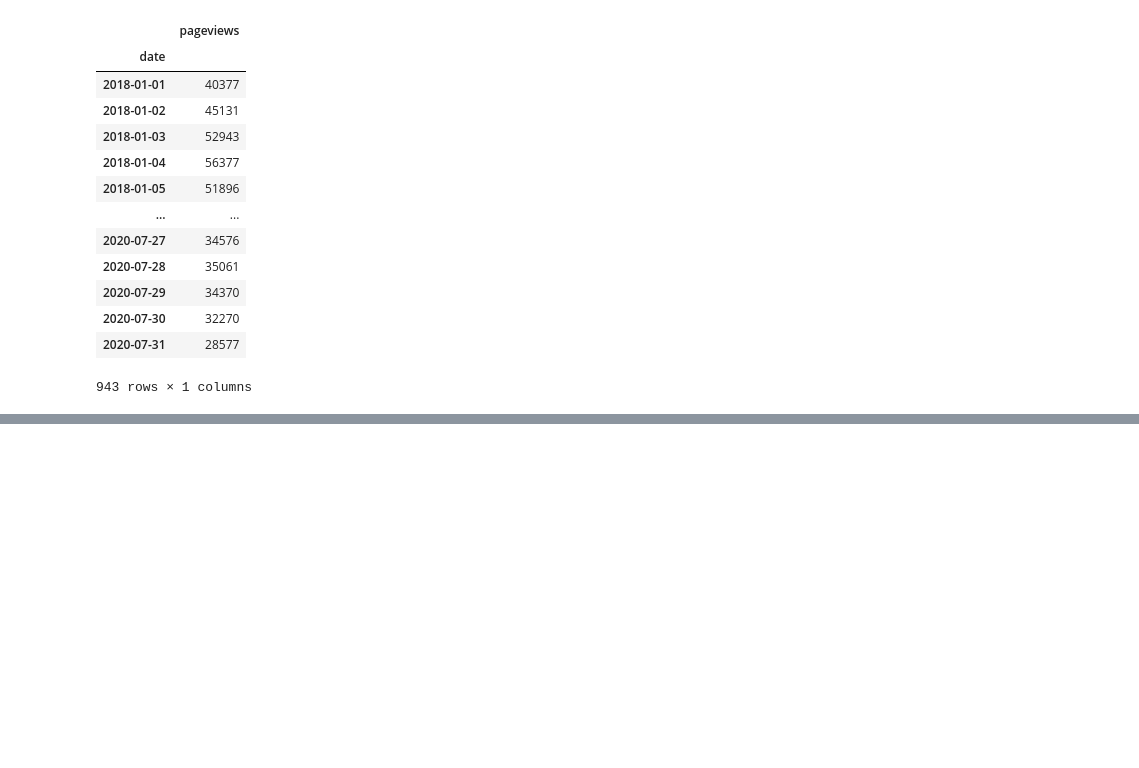
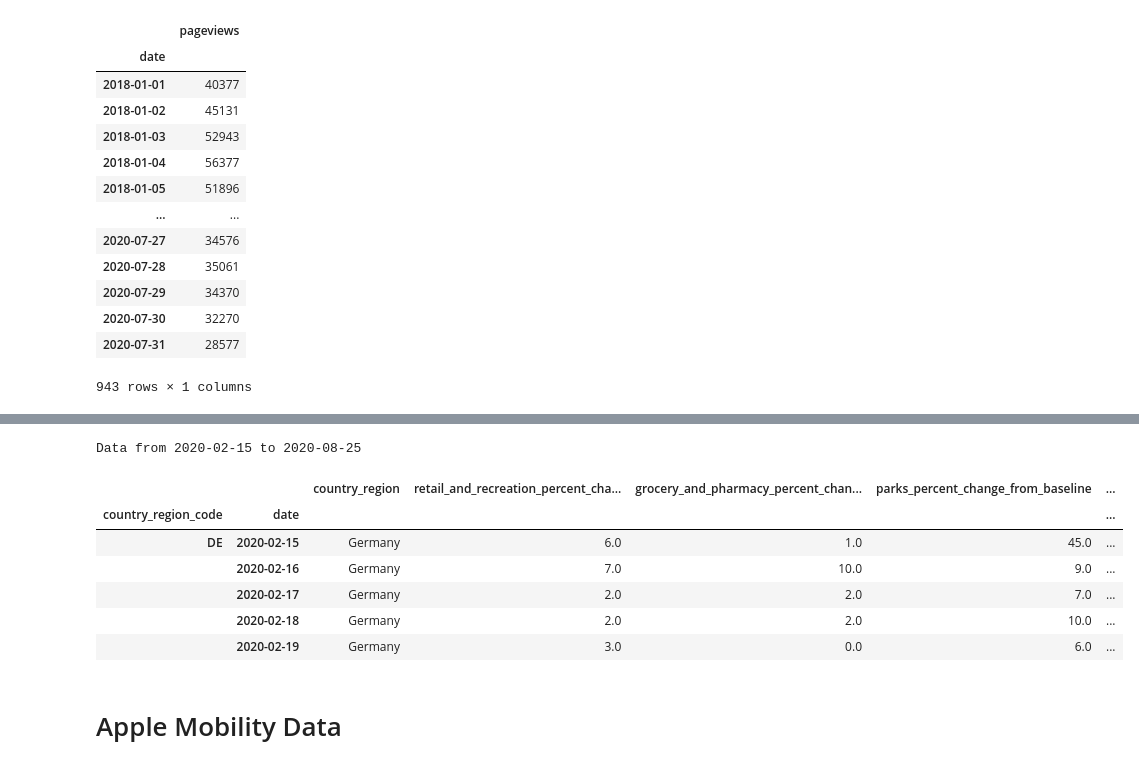
Before and after one commit to epfl-ada/ada-2022-project-zeta, a Jupyter notebook: notebook_anton.ipynb, the cells around one changed output, grey strips where cells are left out. Saved outputs shown, nothing was run; the diff lists cells and outputs as text; code cells hidden in the pictures; blank space fills up the shorter version.

Commit message:
Update Google data

```diff
--- a/notebook_anton.ipynb
+++ b/notebook_anton.ipynb
@@ -292,0 +227,7 @@ combine_views("no", "History and Society.Politics and government")
+# %%
+# Select only rows in countries of interest
+mobility_data = mobility_data[
+    mobility_data["country_region_code"].isin(countries.values())
+].reset_index(drop=True)
+
+mobility_data.head()
@@ -292,0 +281,34 @@ combine_views("no", "History and Society.Politics and government")
+# %%
+# Drop unnecessary columns
+mobility_data = mobility_data.drop(
+    [
+        "sub_region_1",
+        "sub_region_2",
+        "metro_area",
+        "iso_3166_2_code",
+        "census_fips_code",
+    ],
+    axis=1,
+)
+# %%
+# Get earliest and latest data entries
+earliest_date = mobility_data.date.min(axis=0).date().strftime("%Y-%m-%d")
+latest_date = mobility_data.date.max(axis=0).date().strftime("%Y-%m-%d")
+
+print(f"Data from {earliest_date} to {latest_date}")
+
+# Set country code and date as index
+mobility_data = mobility_data.set_index(["country_region_code", "date"])
+
+mobility_data.head()
+# %% [output]
+Data from 2020-02-15 to 2020-08-25
+|  |  | country_region | retail_and_recreation_percent_cha... | grocery_and_pharmacy_percent_chan... | parks_percent_change_from_baseline | ... |
+| country_region_code | date |  |  |  |  | ... |
+| DE | 2020-02-15 | Germany | 6.0 | 1.0 | 45.0 | ... |
+|  | 2020-02-16 | Germany | 7.0 | 10.0 | 9.0 | ... |
+|  | 2020-02-17 | Germany | 2.0 | 2.0 | 7.0 | ... |
+|  | 2020-02-18 | Germany | 2.0 | 2.0 | 10.0 | ... |
+|  | 2020-02-19 | Germany | 3.0 | 0.0 | 6.0 | ... |
+# %% [markdown]
+# Apple Mobility Data
```
Also changed, not shown: parts of 26 cells of this notebook.
